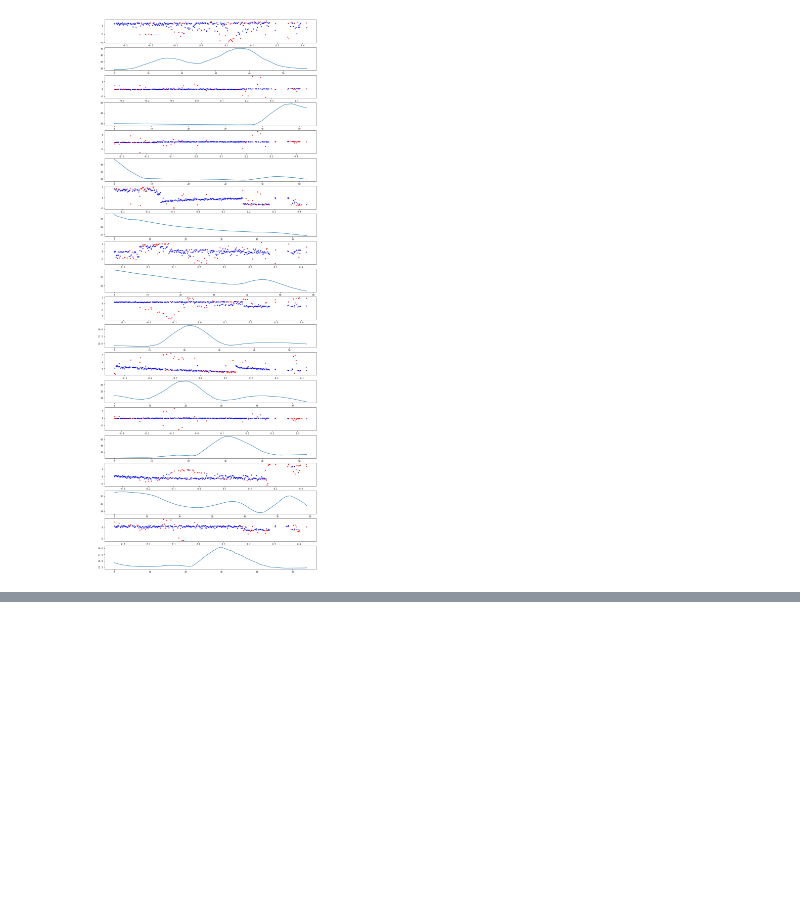
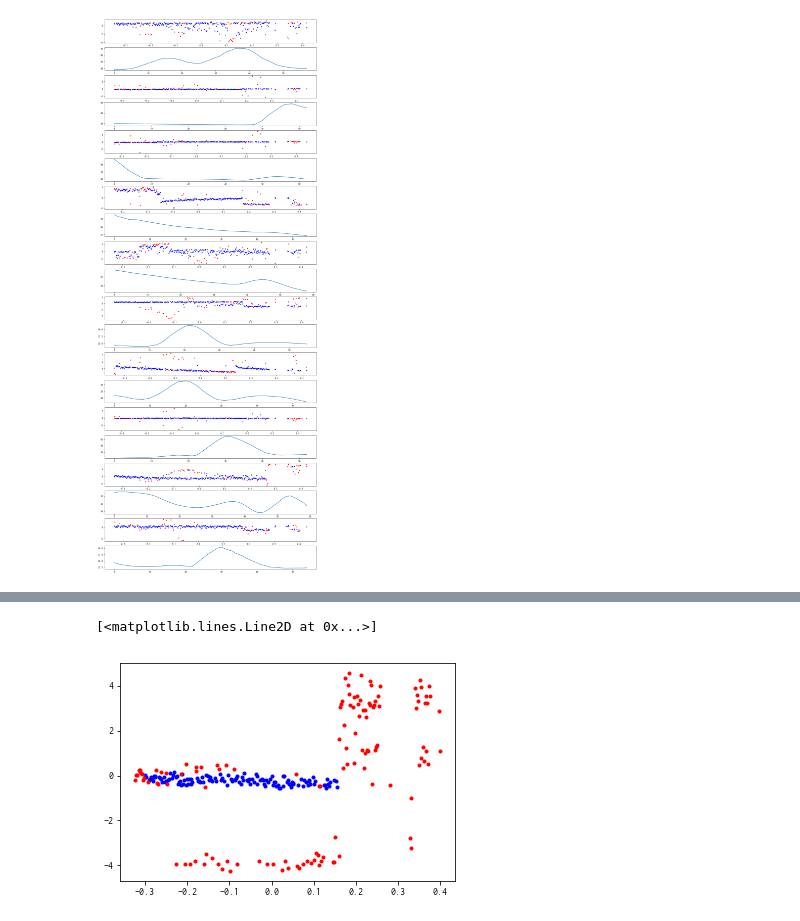
Before and after one commit to a0082273/signate_railway, a Jupyter notebook: rm_outliers.ipynb, the cells around one changed output, grey strips where cells are left out. Cells and saved outputs as stored; diff of their text form; code cells hidden in the pictures; blank space fills up the shorter version.

```diff
--- a/rm_outliers.ipynb
+++ b/rm_outliers.ipynb
@@ -205,0 +264,35 @@ for i, kilo in enumerate(random.sample(list(kilos), 10)):
+# %%
+from sklearn.ensemble import IsolationForest
+iso = IsolationForest(contamination=0.5,
+                       random_state=0,
+                       n_estimators=1000)
+# %%
+def feature_engineering(df):
+    df['day'] = get_day(df['date'])
+    df = df.drop('date', axis=1)
+    df['diff_moving_mean'] = df['高低左'] - df['高低左'].rolling(window=7, min_periods=4, center=True).median()
+    df['moving_variance'] = df['高低左'].rolling(window=7, min_periods=4, center=True).kurt()
+    return df
+# %%
+def standard_scaling(df):
+    df['day'] = ss.fit_transform(df['day'].values.reshape(len(df), 1))
+    df['高低左'] = ss.fit_transform(df['高低左'].values.reshape(len(df), 1))
+    df['diff_moving_mean'] = ss.fit_transform(df['diff_moving_mean'].values.reshape(len(df), 1))
+    df['moving_variance'] = ss.fit_transform(df['moving_variance'].values.reshape(len(df), 1))
+    return df
+# %%
+def iso_outliers(df):
+    df = feature_engineering(df)
+    df = standard_scaling(df)
+    iso.fit(df)
+    df['label'] = iso.predict(df)
+    return df
+# %%
+data = track.loc[track['キロ程'] == 10002, ['date', '高低左']]
+data = data.dropna(subset=['高低左'])
+data = iso_outliers(data)
+plt.plot(data.loc[data['label'] == 1, 'day'], data.loc[data['label'] == 1, '高低左'], marker='.', linewidth=0, c='b')
+plt.plot(data.loc[data['label'] == -1, 'day'], data.loc[data['label'] == -1, '高低左'], marker='.', linewidth=0, c='r')
+# %% [output]
+[<matplotlib.lines.Line2D at 0x...>]
+[figure, added]
```
Also changed, not shown: parts of 34 cells of this notebook.
